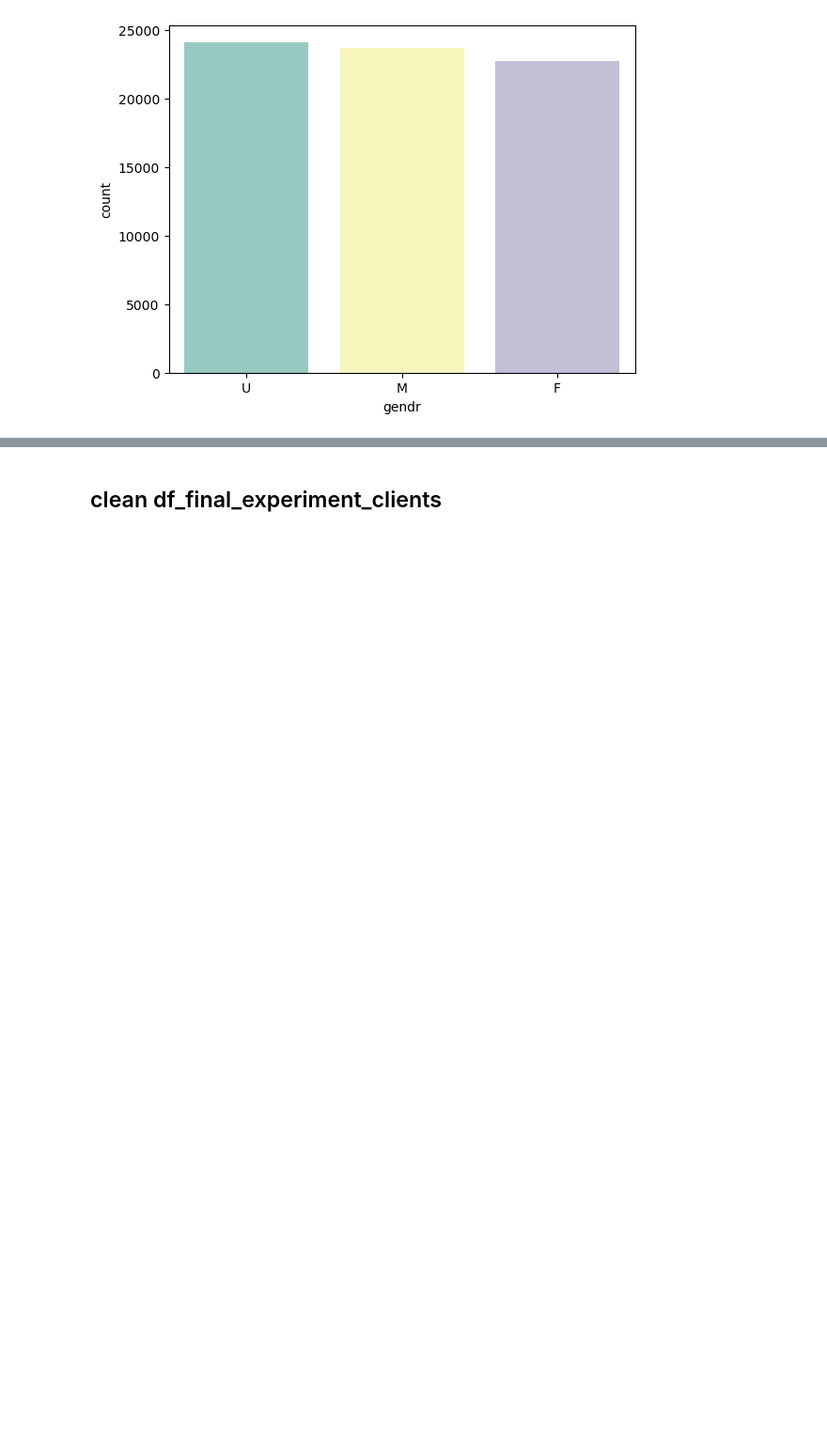
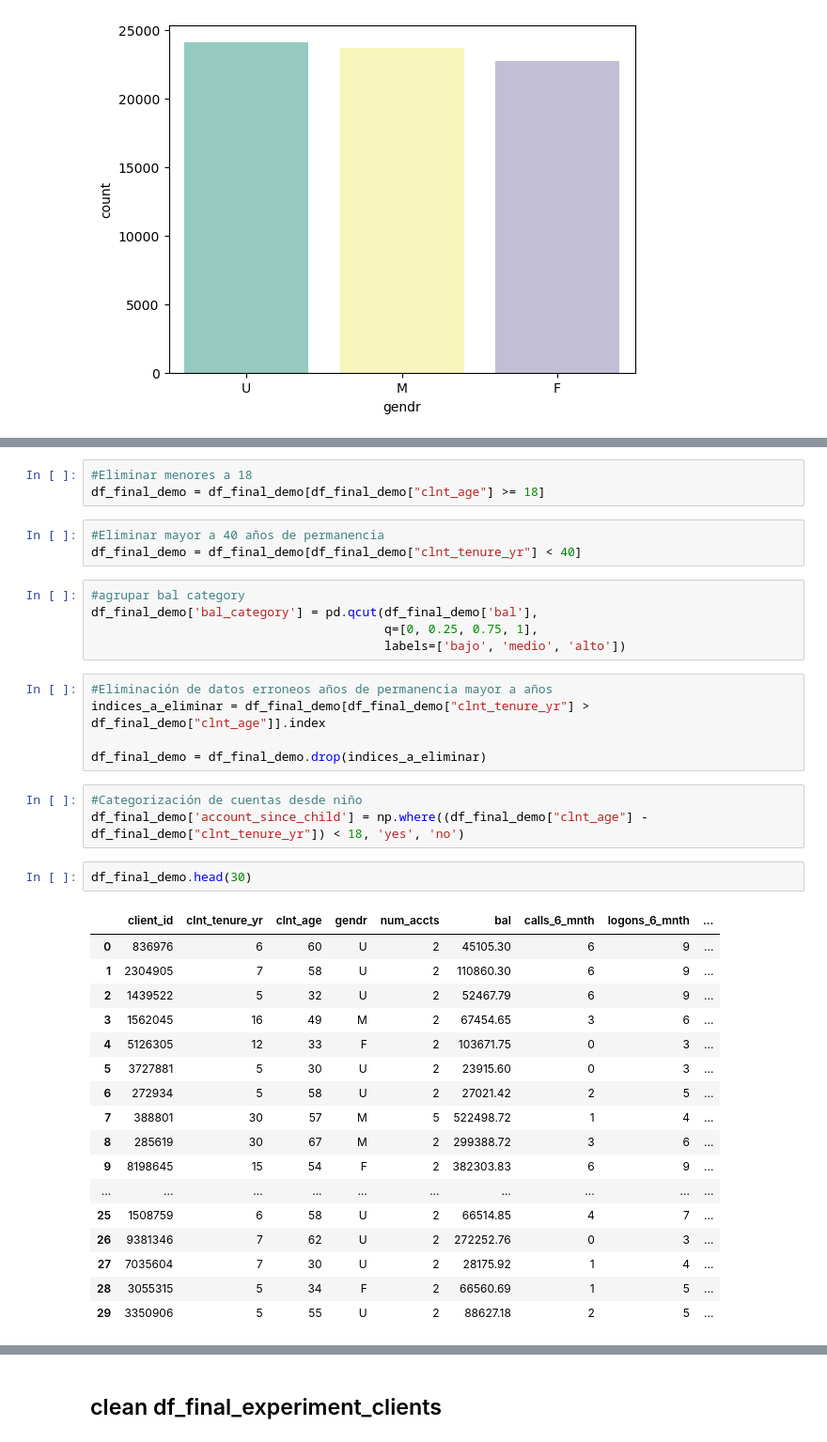
Before and after one commit to Osanchezr/Vanguard-AB-test, a Jupyter notebook: main_oscar.ipynb, the cells around one changed output, grey strips where cells are left out. Shown at 94% size. Cells and saved outputs as stored; diff of their text form; blank space fills up the shorter version.

```diff
--- a/main_oscar.ipynb
+++ b/main_oscar.ipynb
@@ -115,0 +124,39 @@ Passing `palette` without assigning `hue` is deprecated and will be removed in v
+# %%
+#Eliminar menores a 18
+df_final_demo = df_final_demo[df_final_demo["clnt_age"] >= 18]
+# %%
+#Eliminar mayor a 40 años de permanencia
+df_final_demo = df_final_demo[df_final_demo["clnt_tenure_yr"] < 40]
+# %%
+#agrupar bal category
+df_final_demo['bal_category'] = pd.qcut(df_final_demo['bal'],
+                                        q=[0, 0.25, 0.75, 1],
+                                        labels=['bajo', 'medio', 'alto'])
+# %%
+#Eliminación de datos erroneos años de permanencia mayor a años
+indices_a_eliminar = df_final_demo[df_final_demo["clnt_tenure_yr"] > df_final_demo["clnt_age"]].index
+
+df_final_demo = df_final_demo.drop(indices_a_eliminar)
+# %%
+#Categorización de cuentas desde niño
+df_final_demo['account_since_child'] = np.where((df_final_demo["clnt_age"] - df_final_demo["clnt_tenure_yr"]) < 18, 'yes', 'no')
+# %%
+df_final_demo.head(30)
+# %% [output]
+|  | client_id | clnt_tenure_yr | clnt_age | gendr | num_accts | bal | calls_6_mnth | logons_6_mnth | ... |
+| 0 | 836976 | 6 | 60 | U | 2 | 45105.30 | 6 | 9 | ... |
+| 1 | 2304905 | 7 | 58 | U | 2 | 110860.30 | 6 | 9 | ... |
+| 2 | 1439522 | 5 | 32 | U | 2 | 52467.79 | 6 | 9 | ... |
+| 3 | 1562045 | 16 | 49 | M | 2 | 67454.65 | 3 | 6 | ... |
+| 4 | 5126305 | 12 | 33 | F | 2 | 103671.75 | 0 | 3 | ... |
+| 5 | 3727881 | 5 | 30 | U | 2 | 23915.60 | 0 | 3 | ... |
+| 6 | 272934 | 5 | 58 | U | 2 | 27021.42 | 2 | 5 | ... |
+| 7 | 388801 | 30 | 57 | M | 5 | 522498.72 | 1 | 4 | ... |
+| 8 | 285619 | 30 | 67 | M | 2 | 299388.72 | 3 | 6 | ... |
+| 9 | 8198645 | 15 | 54 | F | 2 | 382303.83 | 6 | 9 | ... |
+| ... | ... | ... | ... | ... | ... | ... | ... | ... | ... |
+| 25 | 1508759 | 6 | 58 | U | 2 | 66514.85 | 4 | 7 | ... |
+| 26 | 9381346 | 7 | 62 | U | 2 | 272252.76 | 0 | 3 | ... |
+| 27 | 7035604 | 7 | 30 | U | 2 | 28175.92 | 1 | 4 | ... |
+| 28 | 3055315 | 5 | 34 | F | 2 | 66560.69 | 1 | 5 | ... |
+| 29 | 3350906 | 5 | 55 | U | 2 | 88627.18 | 2 | 5 | ... |
```
Also changed, not shown: parts of 12 cells of this notebook, 3 other files.
